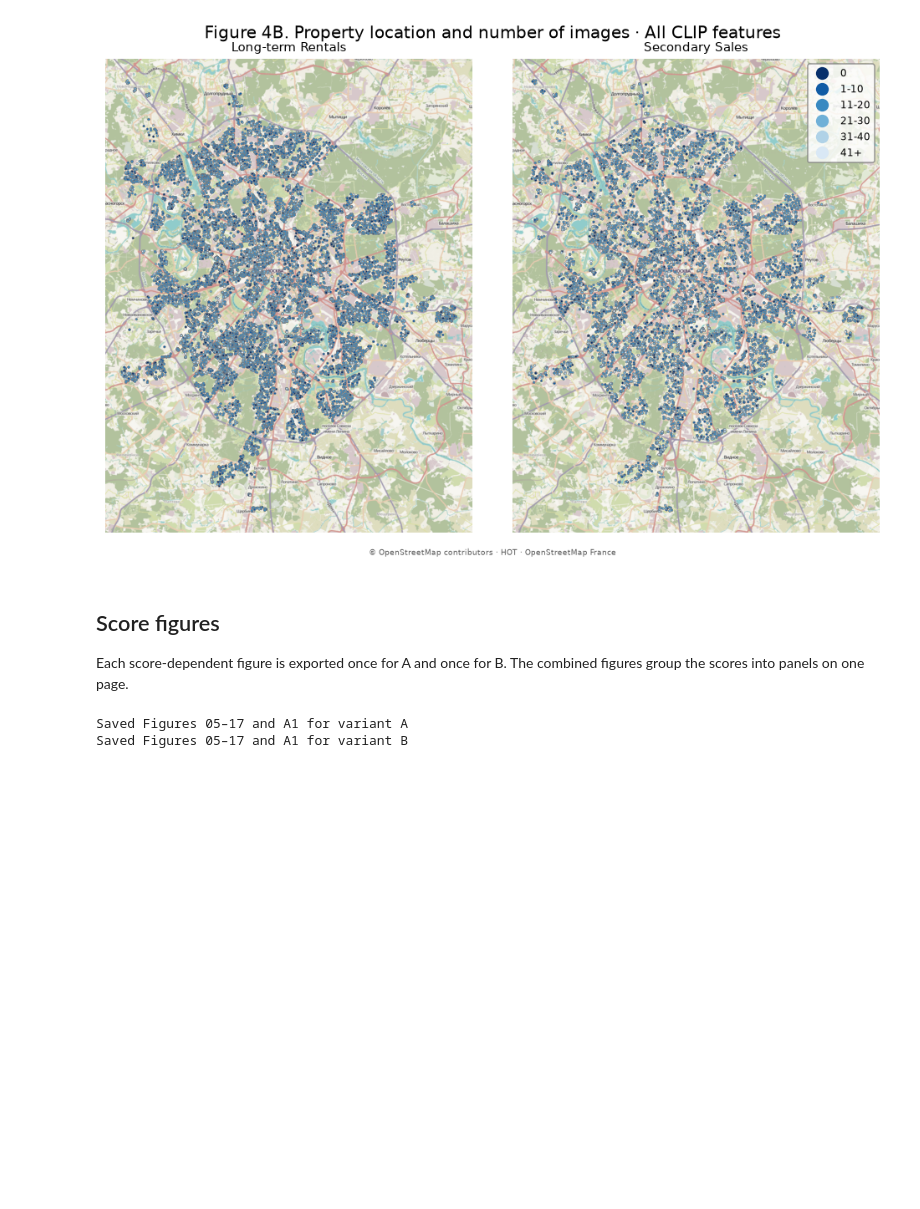
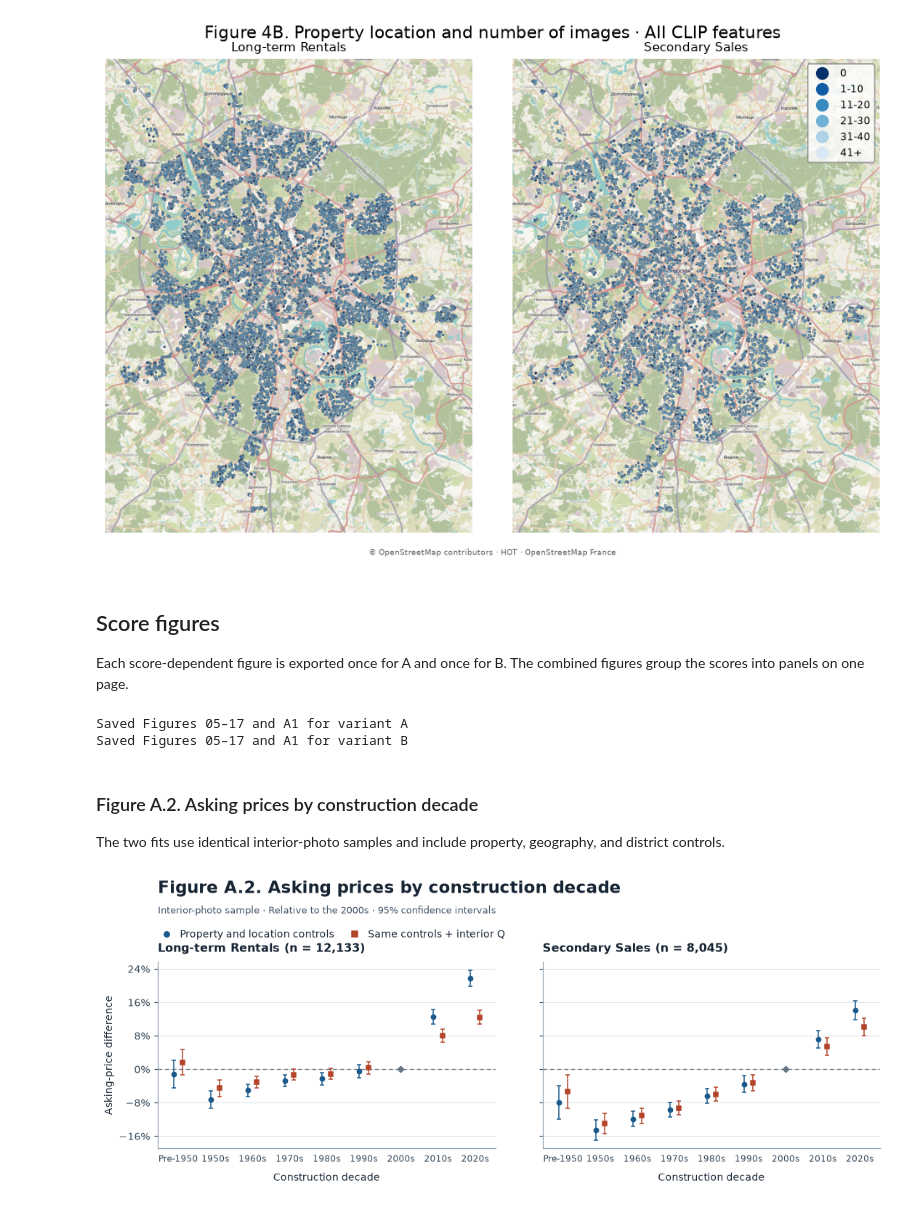
Before and after one commit to Karapsin/cian_clip_q_score, a Jupyter notebook: code/figures_and_tables/figures.ipynb, the cells around one changed output. Saved outputs shown, nothing was run; the diff lists cells and outputs as text; code cells hidden in the pictures; blank space fills up the shorter version.

Commit message:
Add compact construction-decade price figure

```diff
--- a/code/figures_and_tables/figures.ipynb
+++ b/code/figures_and_tables/figures.ipynb
@@ -151,3 +151,13 @@ export_variant_figures(figures_dir, inputs_dir, listings, photo_types, quality_m
 # %% [output]
 Saved Figures 05–17 and A1 for variant A
 Saved Figures 05–17 and A1 for variant B
+# %% [markdown]
+### Figure A.2. Asking prices by construction decade
+
+The two fits use identical interior-photo samples and include property, geography, and district controls.
+# %%
+from utils.paper_decades import export_decade_figure
+
+export_decade_figure(figures_dir, listings)
+# %% [output]
+[figure, added]
```
Also changed, not shown: 5 other files.
